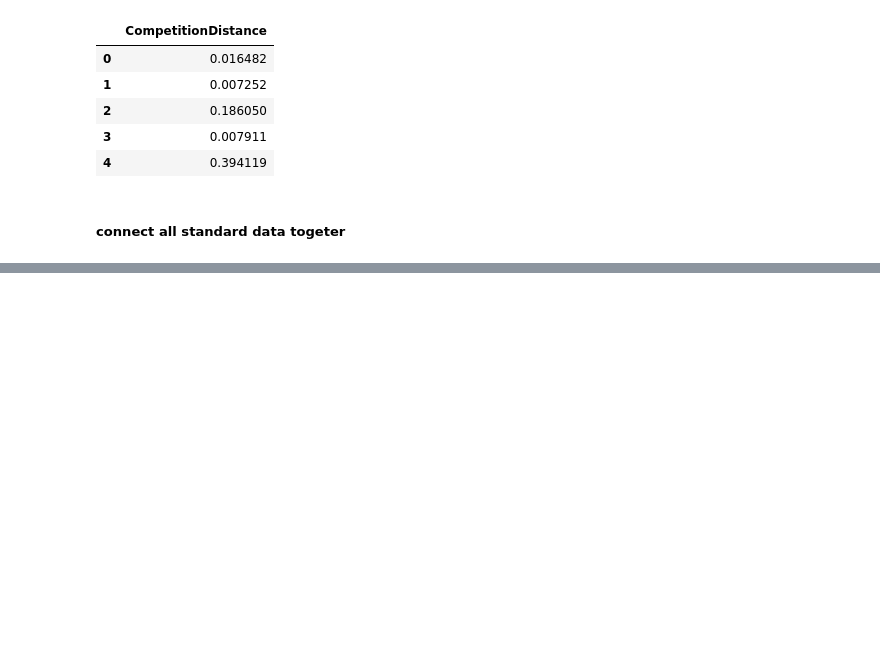
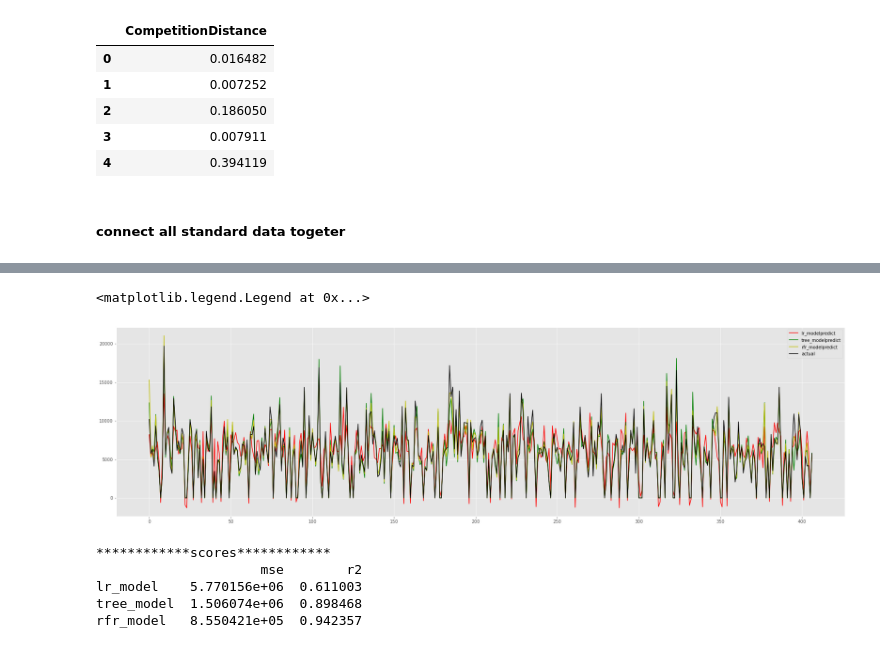
Before and after one commit to DuanLee2520/Rossmann-Store-Sales, a Jupyter notebook: RSS.ipynb, the cells around one changed output, grey strips where cells are left out. Cells and saved outputs as stored; diff of their text form; code cells hidden in the pictures; blank space fills up the shorter version.

Commit message:
modeling

```diff
--- a/RSS.ipynb
+++ b/RSS.ipynb
@@ -1001,0 +1100,19 @@ memory usage: 214.9 MB
+# %%
+lr_model=LinearRegression()
+tree_model=DecisionTreeRegressor()
+gbdt_model=GradientBoostingRegressor()
+rfr_model=RandomForestRegressor()
+models=[lr_model,tree_model,rfr_model]
+model_names=['lr_model','tree_model','rfr_model']
+scores=[]
+for model,model_name in zip(models,model_names):
+    t5=time.time()
+    score=cross_val_score(model,train_x,train_y,cv=StratifiedKFold(5))
+    t6=time.time()
+    print('{}running time：'.format(model_name),(t6-t5))
+    scores.append(score)
+score_matrix=pd.DataFrame(scores,index=model_names)
+score_matrix['mean']=score_matrix.mean(axis=1)
+score_matrix['std']=score_matrix.std(axis=1)
+print('{:*^30}'.format('scores'))
+print(score_matrix)
@@ -1001,0 +1133,36 @@ memory usage: 214.9 MB
+# %%
+scores3=[]
+for model,model_name in zip(models,model_names):
+    model.fit(train_x,train_y)
+    y_pred=model.predict(test_x)
+    mse=mean_squared_error(test_y,y_pred)
+    r2=r2_score(test_y,y_pred)
+    scores3.append([mse,r2])
+# %%
+y_lr_predict=lr_model.predict(test_x)
+y_tree_predict=tree_model.predict(test_x)
+y_rfr_predict=rfr_model.predict(test_x)
+# %%
+fig=plt.figure(figsize=(30,8))
+plt.style.use('ggplot')
+predicts=[y_lr_predict,y_tree_predict,y_rfr_predict]
+colors=['r','g','y','b']
+for predict,model_name,color in zip(predicts,model_names,colors):
+    plt.plot(predict[::500].reshape(1,-1)[0],color=color,label='{}predict'.format(model_name))#间隔400取值
+plt.plot(test_y.loc[::500,'Sales'].values,color='k',label='actual')
+#range(test_y.shape[0]),
+#test_y.plot(ax=ax,color='k',label='')
+plt.legend(loc=0)
+# %% [output]
+<matplotlib.legend.Legend at 0x...>
+[figure, added]
+# %%
+metrics_matrix=pd.DataFrame(scores3,index=model_names,columns=['mse','r2'])
+print('{:*^30}'.format('scores'))
+print(metrics_matrix)
+# %% [output]
+************scores************
+                     mse        r2
+lr_model    5.770156e+06  0.611003
+tree_model  1.506074e+06  0.898468
+rfr_model   8.550421e+05  0.942357
```
Also changed, not shown: parts of 17 cells of this notebook.
